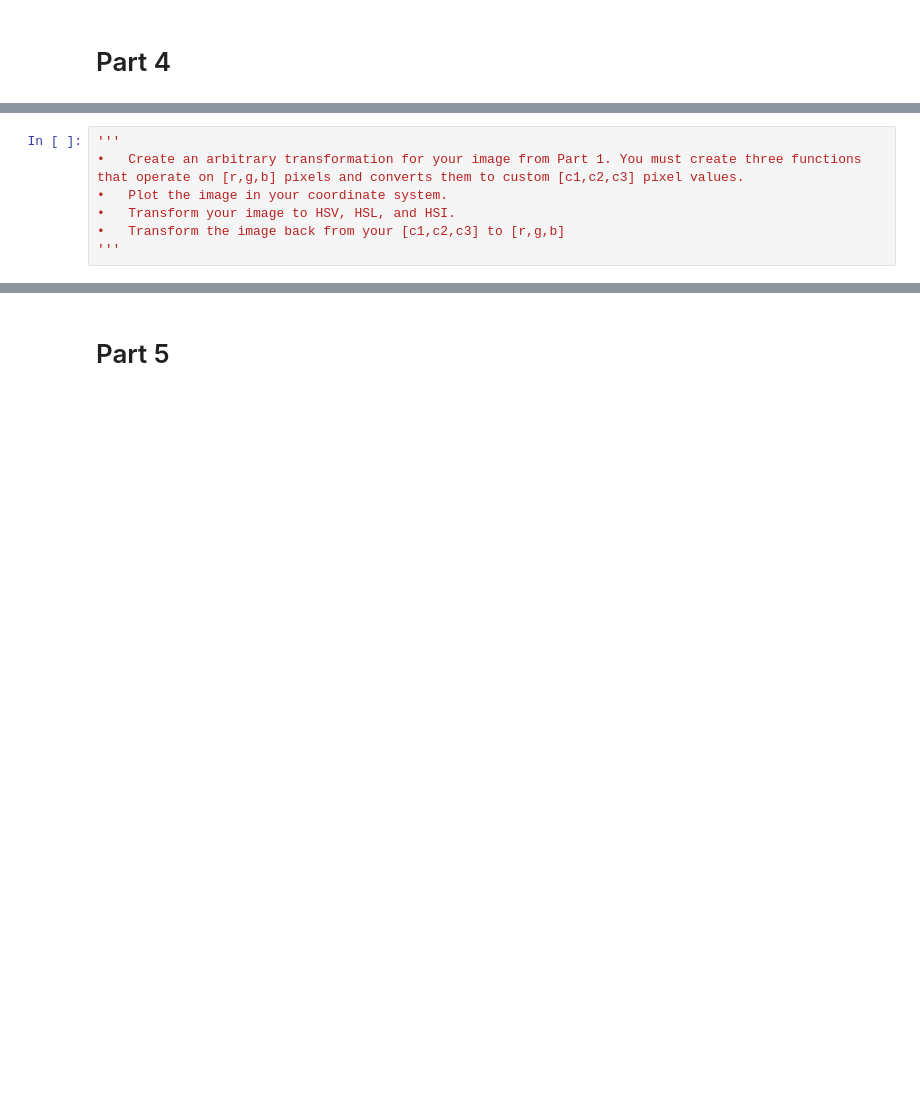
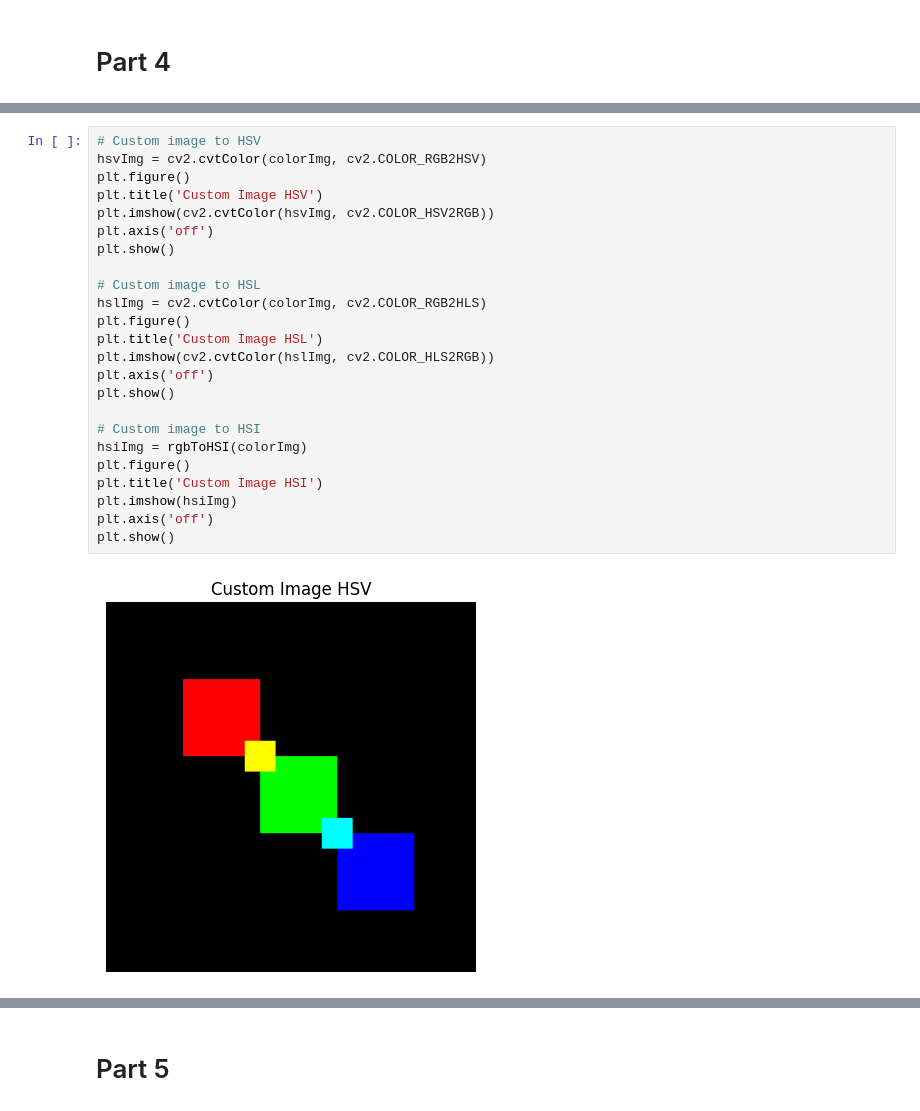
Before and after one commit to sjk7876/CSCI-631, a Jupyter notebook: P1_Spencer_Kurtz/project1.ipynb, the cells around one changed output, grey strips where cells are left out. Drawn from its saved outputs; the diff is of its cells as text; blank space fills up the shorter version.

```diff
--- a/P1_Spencer_Kurtz/project1.ipynb
+++ b/P1_Spencer_Kurtz/project1.ipynb
@@ -249,7 +298,26 @@ plt.show()
 # %%
-'''
-•	Create an arbitrary transformation for your image from Part 1. You must create three functions that operate on [r,g,b] pixels and converts them to custom [c1,c2,c3] pixel values.
-•	Plot the image in your coordinate system.
-•	Transform your image to HSV, HSL, and HSI.
-•	Transform the image back from your [c1,c2,c3] to [r,g,b]
-'''
+# Custom image to HSV
+hsvImg = cv2.cvtColor(colorImg, cv2.COLOR_RGB2HSV)
+plt.figure()
+plt.title('Custom Image HSV')
+plt.imshow(cv2.cvtColor(hsvImg, cv2.COLOR_HSV2RGB))
+plt.axis('off')
+plt.show()
+
+# Custom image to HSL
+hslImg = cv2.cvtColor(colorImg, cv2.COLOR_RGB2HLS)
+plt.figure()
+plt.title('Custom Image HSL')
+plt.imshow(cv2.cvtColor(hslImg, cv2.COLOR_HLS2RGB))
+plt.axis('off')
+plt.show()
+
+# Custom image to HSI
+hsiImg = rgbToHSI(colorImg)
+plt.figure()
+plt.title('Custom Image HSI')
+plt.imshow(hsiImg)
+plt.axis('off')
+plt.show()
+# %% [output]
+[figure, added]
```
Also changed, not shown: parts of 10 cells of this notebook, 2 other files.
